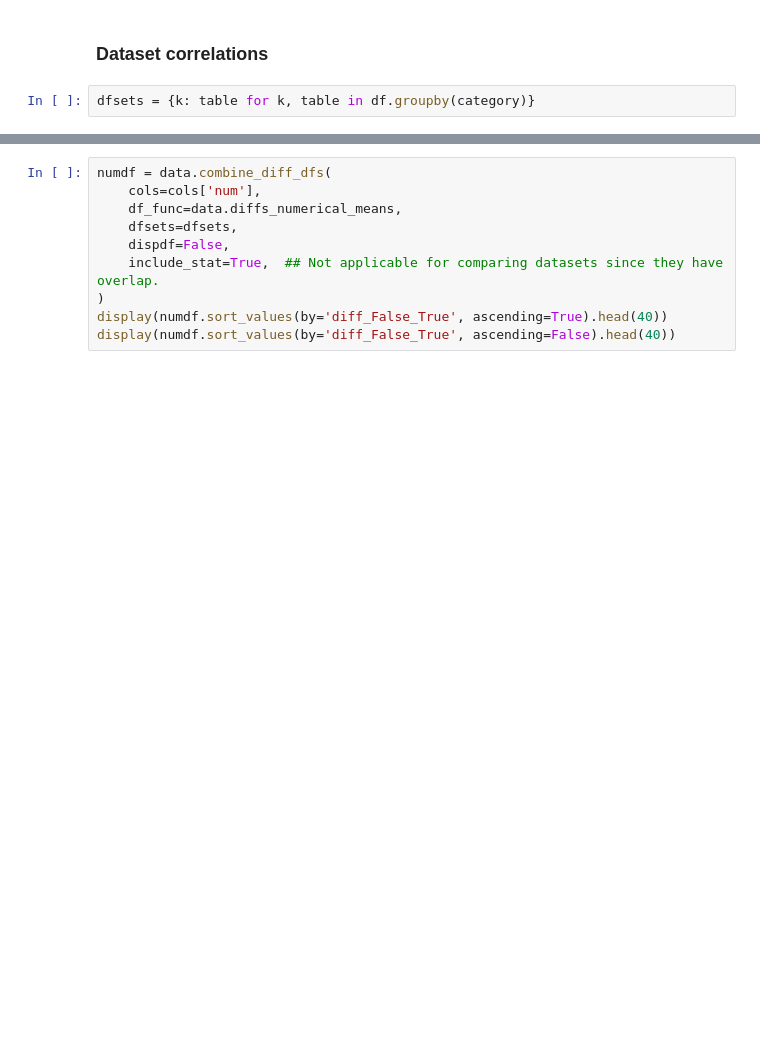
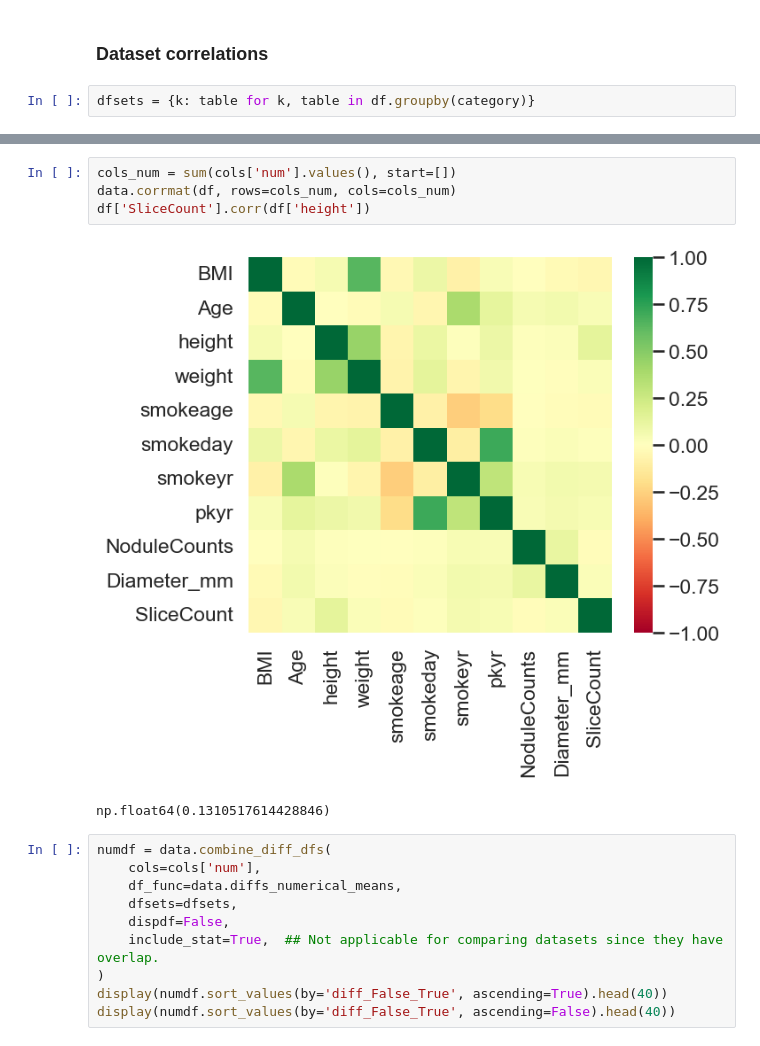
Before and after one commit to DIAGNijmegen/bodyct-lung-malignancy-fairness, a Jupyter notebook: analyze_one_col.ipynb, the cells around one changed output, grey strips where cells are left out. Cells and saved outputs as stored; diff of their text form; blank space fills up the shorter version.

```diff
--- a/analyze_one_col.ipynb
+++ b/analyze_one_col.ipynb
@@ -278,6 +278,13 @@ display(catdf.sort_values(by='diff_False_True', ascending=False).head(40))
 | 3 | demo | Gender | 2 | 2094.0 | 42.1158 | 376.0 | 40.0426 | 2.0732 | ... |
 | 206 | nodule | Perifissural | True | 457.0 | 9.1915 | 67.0 | 7.1353 | 2.0562 | ... |
 | 100 | work | wrkbutc | 0.0 | 4891.0 | 98.3709 | 905.0 | 96.3791 | 1.9918 | ... |
+# %%
+cols_num = sum(cols['num'].values(), start=[])
+data.corrmat(df, rows=cols_num, cols=cols_num)
+df['SliceCount'].corr(df['height'])
+# %% [output]
+[figure, added]
+np.float64(0.1310517614428846)
 # %%
 numdf = data.combine_diff_dfs(
     cols=cols['num'],
```
Also changed, not shown: parts of 1 cell of this notebook, 1 other file.
